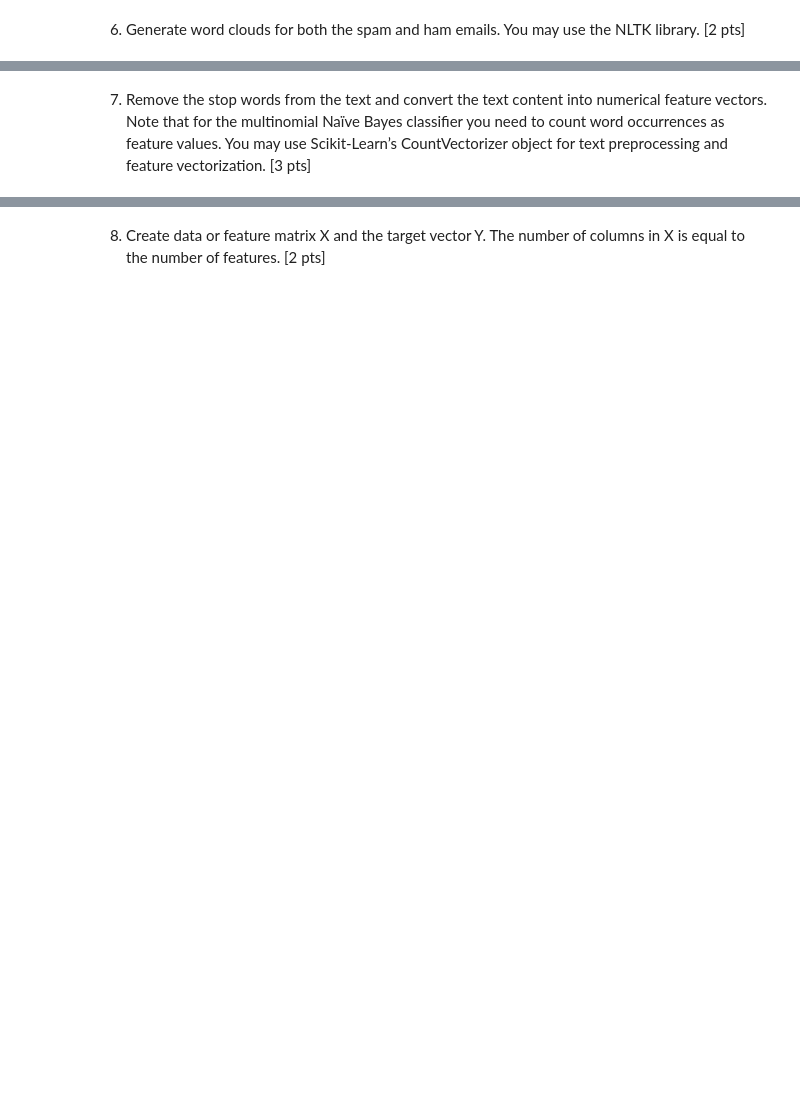
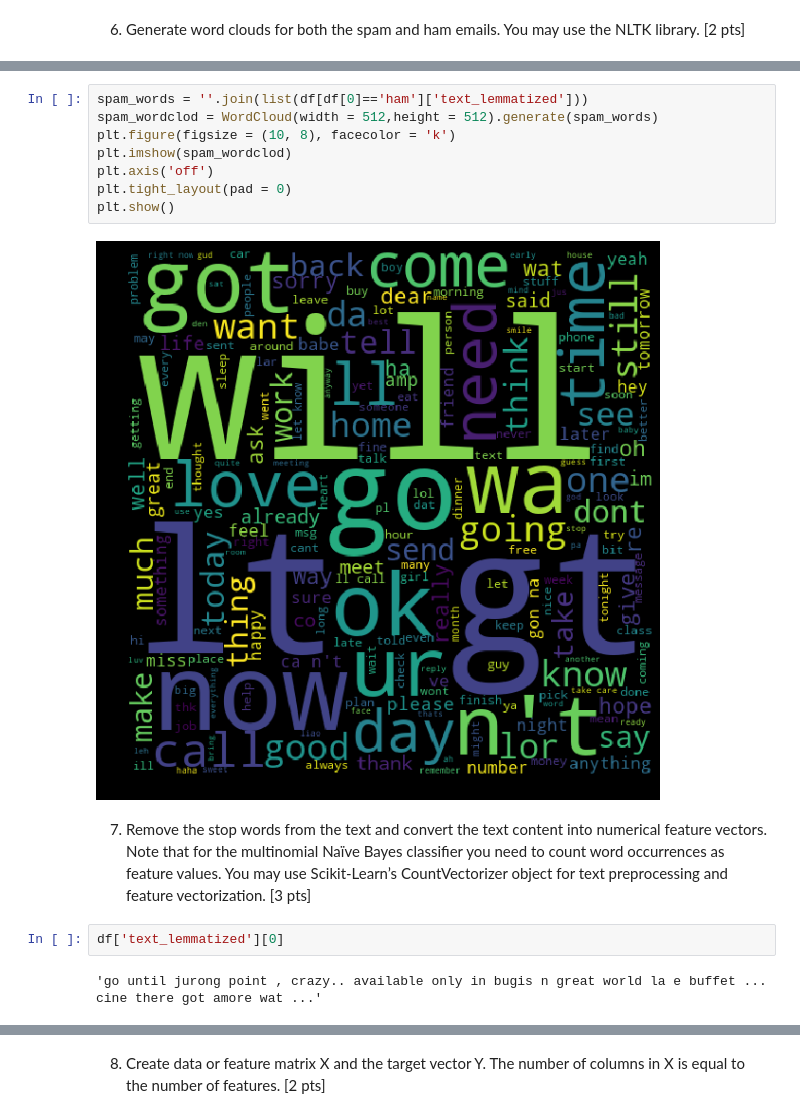
Before and after one commit to tannn/machine-learning, a Jupyter notebook: Doan_Vy_Marino_Tanner_assignment4.ipynb, the cells around one changed output, grey strips where cells are left out. Saved outputs shown, nothing was run; the diff lists cells and outputs as text; blank space fills up the shorter version.

```diff
--- a/Doan_Vy_Marino_Tanner_assignment4.ipynb
+++ b/Doan_Vy_Marino_Tanner_assignment4.ipynb
@@ -196,2 +277,16 @@ plt.show()
+# %%
+spam_words = ''.join(list(df[df[0]=='ham']['text_lemmatized']))
+spam_wordclod = WordCloud(width = 512,height = 512).generate(spam_words)
+plt.figure(figsize = (10, 8), facecolor = 'k')
+plt.imshow(spam_wordclod)
+plt.axis('off')
+plt.tight_layout(pad = 0)
+plt.show()
+# %% [output]
+[figure, added]
 # %% [markdown]
 7. Remove the stop words from the text and convert the text content into numerical feature vectors. Note that for the multinomial Naïve Bayes classifier you need to count word occurrences as feature values. You may use Scikit-Learn’s CountVectorizer object for text preprocessing and feature vectorization. [3 pts]
+# %%
+df['text_lemmatized'][0]
+# %% [output]
+'go until jurong point , crazy.. available only in bugis n great world la e buffet ... cine there got amore wat ...'
```
Also changed, not shown: parts of 26 cells of this notebook, 1 other file.
